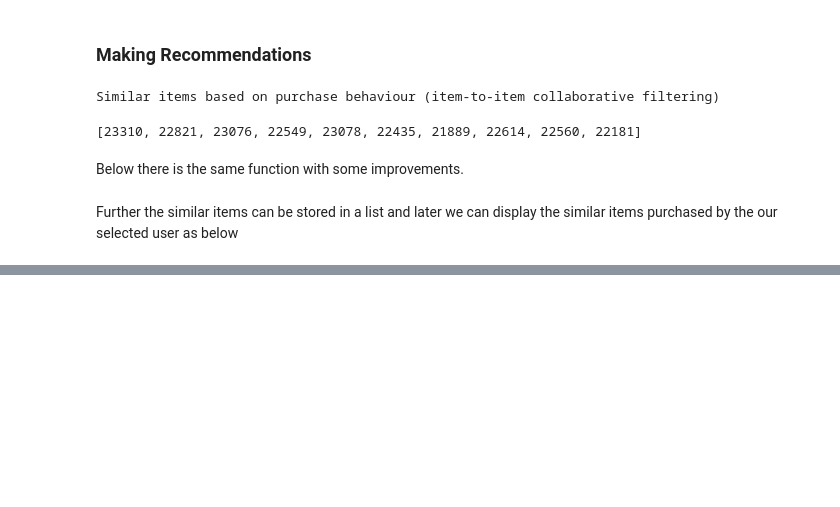
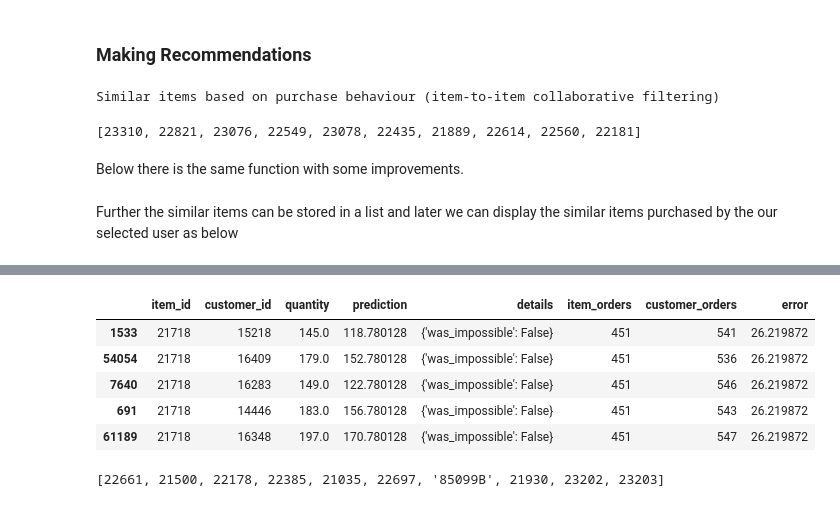
Before and after one commit to LeonardoSMSoares/Recommender-Systems-with-Python, a Jupyter notebook: Applied Recommender Systems with Python/Ch5 - Collaborative Filtering Part 2.ipynb, the cells around one changed output, grey strips where cells are left out. Saved outputs shown, nothing was run; the diff lists cells and outputs as text; code cells hidden in the pictures; blank space fills up the shorter version.

```diff
--- a/Applied Recommender Systems with Python/Ch5 - Collaborative Filtering Part 2.ipynb
+++ b/Applied Recommender Systems with Python/Ch5 - Collaborative Filtering Part 2.ipynb
@@ -500,0 +947,9 @@ Similar Items bought by our users based on Cosine Similarity
+# %%
+worst_predictions.head()
+# %% [output]
+|  | item_id | customer_id | quantity | prediction | details | item_orders | customer_orders | error |
+| 1533 | 21718 | 15218 | 145.0 | 118.780128 | {'was_impossible': False} | 451 | 541 | 26.219872 |
+| 54054 | 21718 | 16409 | 179.0 | 152.780128 | {'was_impossible': False} | 451 | 536 | 26.219872 |
+| 7640 | 21718 | 16283 | 149.0 | 122.780128 | {'was_impossible': False} | 451 | 546 | 26.219872 |
+| 691 | 21718 | 14446 | 183.0 | 156.780128 | {'was_impossible': False} | 451 | 543 | 26.219872 |
+| 61189 | 21718 | 16348 | 197.0 | 170.780128 | {'was_impossible': False} | 451 | 547 | 26.219872 |
@@ -500,0 +967,13 @@ Similar Items bought by our users based on Cosine Similarity
+# %%
+# filtering those customers from predictions data
+filtered_data = predictions_data[predictions_data['customer_id'].isin(customer_list)]
+
+# removing the items already bought
+filtered_data = filtered_data[~filtered_data['item_id'].isin(item_list)]
+
+# getting the top items (prediction)
+recommended_items = filtered_data.sort_values('prediction',ascending=False).reset_index(drop=True).head(10)['item_id'].values.tolist()
+
+recommended_items
+# %% [output]
+[22661, 21500, 22178, 22385, 21035, 22697, '85099B', 21930, 23202, 23203]
```
Also changed, not shown: parts of 57 cells of this notebook, 3 other files.
